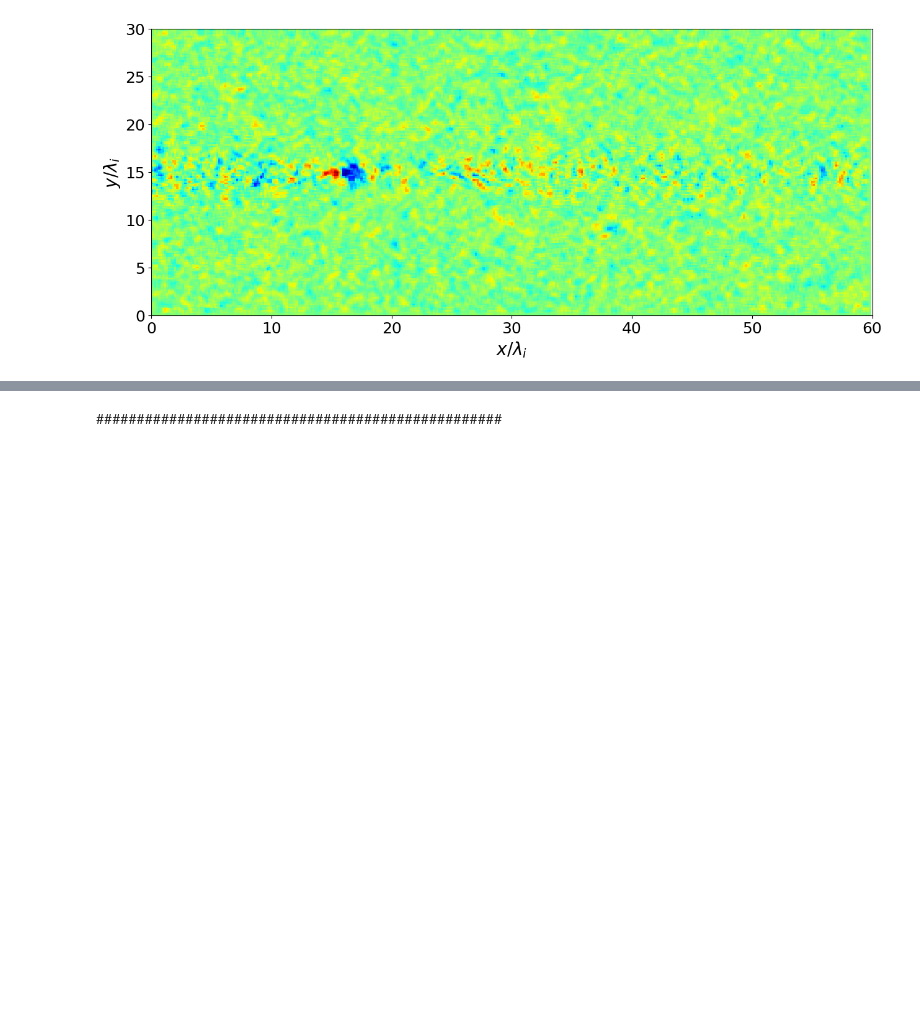
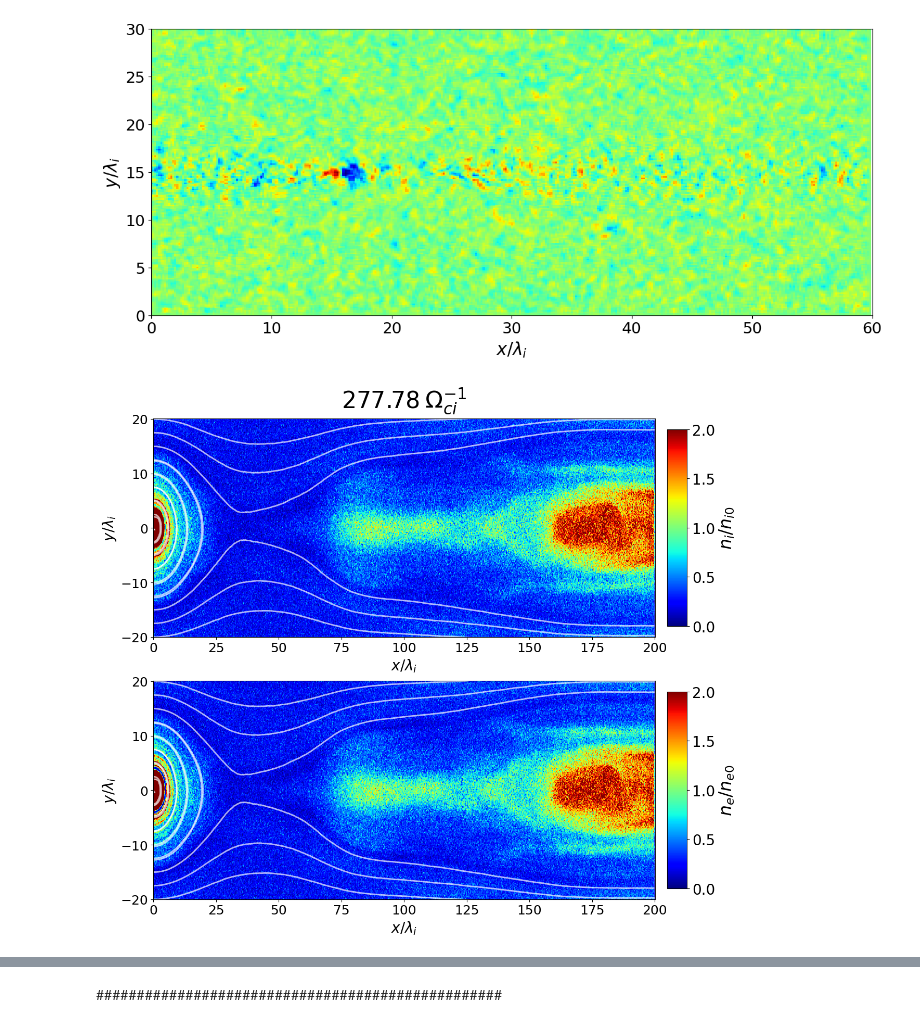
Before and after one commit to keita-akutagawa/pic_cpp_oop, a Jupyter notebook: examples_2D/mr2008_triple/PIC2D_plot_mr2008.ipynb, the cells around one changed output, grey strips where cells are left out. Drawn from its saved outputs; the diff is of its cells as text; code cells hidden in the pictures; blank space fills up the shorter version.

```diff
--- a/examples_2D/mr2008_triple/PIC2D_plot_mr2008.ipynb
+++ b/examples_2D/mr2008_triple/PIC2D_plot_mr2008.ipynb
@@ -124,32 +124,61 @@ ax.tick_params(labelsize=18)
 # %%
 fig = plt.figure(figsize=(15, 12))
 ax1 = fig.add_subplot(211)
 ax2 = fig.add_subplot(212)
 
-dirname = "results"
-file_num = 20000
+interval = 100
+total_steps = 20000
+dirname = "results_mr=100-9"
 
-if True:
-    X, Y = np.meshgrid(x_coordinate, y_coordinate - y_max/2) / ion_inertial_length
-    start_y = np.arange(-y_max/2/ion_inertial_length, y_max/2/ion_inertial_length, 1)
-    start_points = np.array([np.zeros(start_y.shape) + (x_max - 1)/ion_inertial_length, start_y])
+X, Y = np.meshgrid(x_coordinate, y_coordinate - y_max/2) / ion_inertial_length
+start_y_enlarged = np.arange(-y_max/2/ion_inertial_length+5, y_max/2/ion_inertial_length-5+0.1, 2.5)
+start_points_enlarged = np.array([np.zeros(start_y_enlarged.shape), start_y_enlarged])
+start_y = np.arange(-y_max/2/ion_inertial_length, y_max/2/ion_inertial_length, 5)
+start_points = np.array([np.zeros(start_y.shape), start_y])
 
-    zeroth_moment_ion = np.loadtxt(f'{dirname}/mr2008_zeroth_moment_ion_{file_num}.txt', delimiter=',').reshape(n_x, n_y)
-    zeroth_moment_electron = np.loadtxt(f'{dirname}/mr2008_zeroth_moment_electron_{file_num}.txt', delimiter=',').reshape(n_x, n_y)
-    B = np.loadtxt(f'{dirname}/mr2008_B_{file_num}.txt', delimiter=',').reshape(3, n_x, n_y)
+for step in range(0, total_steps+1, interval):
+    ax1.clear()
+    ax2.clear()
 
-    mappable = ax1.pcolormesh(X, Y, zeroth_moment_ion.T / n_i, cmap='jet', vmin=0.0, vmax=2.0)
-    cbar = fig.colorbar(mappable, ax=ax1, pad=0.02, shrink=0.9, aspect=10, ticks=np.arange(0.0, 2.1, 0.5))
-    cbar.set_label(r'$n_i / n_{i0}$', fontsize=24)
-    cbar.ax.tick_params(labelsize=20)
+    zeroth_moment_ion = np.loadtxt(f'{dirname}/mr2008_zeroth_moment_ion_{step}.txt', delimiter=',').reshape(n_x, n_y)
+    zeroth_moment_electron = np.loadtxt(f'{dirname}/mr2008_zeroth_moment_electron_{step}.txt', delimiter=',').reshape(n_x, n_y)
+    B = np.loadtxt(f'{dirname}/mr2008_B_{step}.txt', delimiter=',').reshape(3, n_x, n_y)
+
+    if step == 0:
+        mappable = ax1.pcolormesh(X, Y, zeroth_moment_ion.T / n_i, cmap='jet', vmin=0.0, vmax=2.0)
+        cbar = fig.colorbar(mappable, ax=ax1, pad=0.02, shrink=0.9, aspect=10, ticks=np.arange(0.0, 2.1, 0.5))
+        cbar.set_label(r'$n_i / n_{i0}$', fontsize=24)
+        cbar.ax.tick_params(labelsize=20)
+    else:
+        ax1.pcolormesh(X, Y, zeroth_moment_ion.T / n_i, cmap='jet', vmin=0.0, vmax=2.0)
+
     ax1.streamplot(X, Y, B[0, :, :].T, B[1, :, :].T, broken_streamlines=False,
-                start_points=start_points.T, color='white', density = 100, linewidth=3, arrowsize=0)
+                  start_points=start_points_enlarged.T, color='white', density = 100, linewidth=2, arrowsize=0)
     ax1.set_xlabel('$x / \lambda_i$', fontsize=20)
     ax1.set_ylabel('$y / \lambda_i$', fontsize=20)
     ax1.set_xlim(0.0, x_max/ion_inertial_length+0.1)
-    ax1.set_ylim(-y_max/2/ion_inertial_length, y_max/2/ion_inertial_length + 0.1)
+    ax1.set_ylim(-20.0, 20.0+0.1)
     ax1.tick_params(labelsize=18)
-    ax1.set_yticks([-10.0, -5.0, 0.0, 5.0, 10.0])
-    ax1.text(0.5, 1.05, str(int(file_num/(1.0/omega_ci/dt))) + r"$ \: \Omega_{ci}^{-1}$", ha='center', transform=ax1.transAxes, fontsize=32)
+    ax1.set_yticks([-20.0, -10.0, 0.0, 10.0, 20.0])
+    ax1.text(0.5, 1.05, f"{step * dt * omega_ci:.2f}" + r"$ \: \Omega_{ci}^{-1}$", ha='center', transform=ax1.transAxes, fontsize=32)
 
-plt.show()
+    if step == 0:
+        mappable = ax2.pcolormesh(X, Y, zeroth_moment_electron.T / n_e, cmap='jet', vmin=0.0, vmax=2.0)
+        cbar = fig.colorbar(mappable, ax=ax2, pad=0.02, shrink=0.9, aspect=10, ticks=np.arange(0.0, 2.1, 0.5))
+        cbar.set_label(r'$n_e / n_{e0}$', fontsize=24)
+        cbar.ax.tick_params(labelsize=20)
+    else:
+        ax2.pcolormesh(X, Y, zeroth_moment_electron.T / n_e, cmap='jet', vmin=0.0, vmax=2.0)
+
+    ax2.streamplot(X, Y, B[0, :, :].T, B[1, :, :].T, broken_streamlines=False,
+                  start_points=start_points_enlarged.T, color='white', density = 100, linewidth=2, arrowsize=0)
+    ax2.set_xlabel('$x / \lambda_i$', fontsize=20)
+    ax2.set_ylabel('$y / \lambda_i$', fontsize=20)
+    ax2.set_xlim(0.0, x_max/ion_inertial_length+0.1)
+    ax2.set_ylim(-20.0, 20.0+0.1)
+    ax2.tick_params(labelsize=18)
+    ax2.set_yticks([-20.0, -10.0, 0.0, 10.0, 20.0])
+
+    fig.savefig(f'./pictures/{step}.png', dpi=200)
+# %% [output]
+[figure, added]
```
Also changed, not shown: parts of 4 cells of this notebook, 3 other files.
